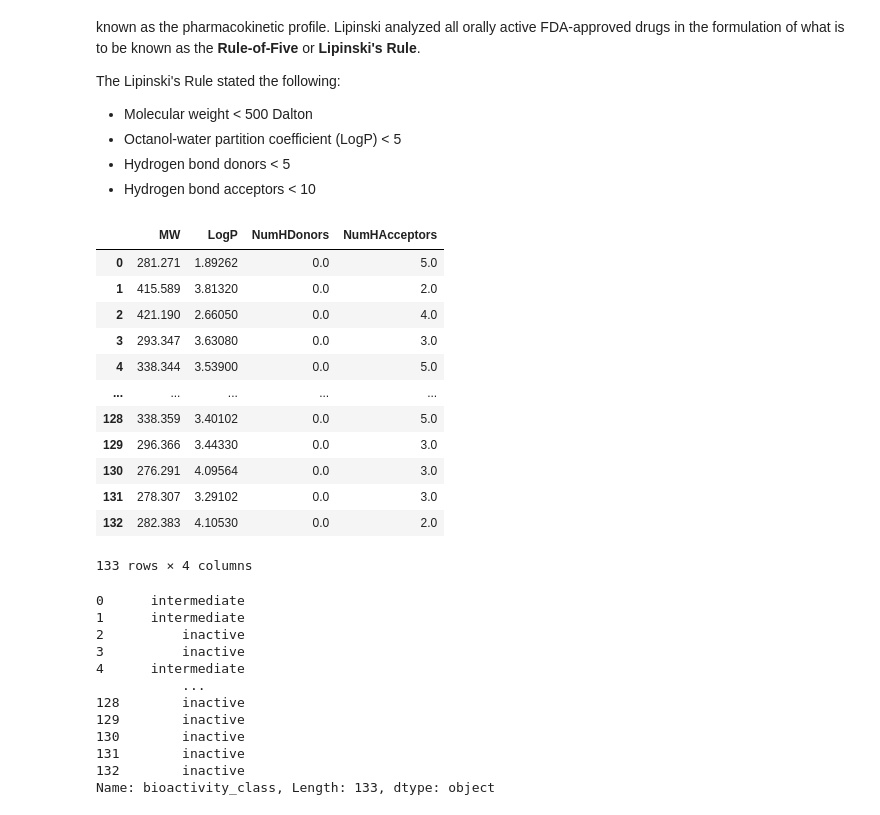
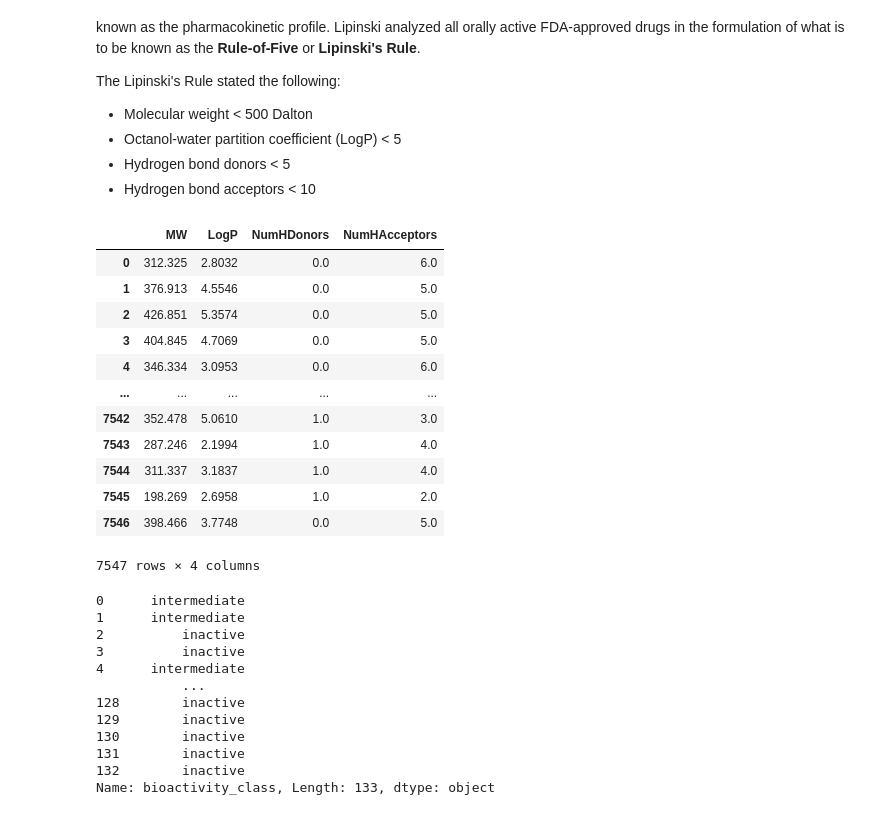
Before and after one commit to Curtis-Wu/Computational-Drug-Discovery-Webapp, a Jupyter notebook: models/Computational Drug Discovery Project.ipynb, the cells around one changed output. Drawn from its saved outputs; the diff is of its cells as text; code cells hidden in the pictures.

Commit message:
updated data cleansing

```diff
--- a/models/Computational Drug Discovery Project.ipynb
+++ b/models/Computational Drug Discovery Project.ipynb
@@ -69,5 +69,6 @@ df.to_csv('data/bioactivity_raw.csv',index=False)
 ### Handling missing data
 # %%
 df2 = df[df.standard_value.notna()]
+df2 = df2[df2.canonical_smiles.notna()]
 print(f"The shape for df1 and df2 are {df.shape} and {df2.shape}")
 # %% [output]
@@ -132,4 +133,5 @@ df4.to_csv('data/bioactivity.csv',index = False)
 ## Exploratory Data Anlysis
 # %%
 import pandas as pd
-df = pd.read_csv('bioactivity.csv')
+df = pd.read_csv('data/bioactivity.csv')
+df
@@ -184,20 +205,20 @@ def lipinski(smiles, verbose=False):
 # %%
-df_lipinski = lipinski(df.canonical_smiles)
+df_lipinski = lipinski(list(df.canonical_smiles))
 df_lipinski
 # %% [output]
 |  | MW | LogP | NumHDonors | NumHAcceptors |
-| 0 | 281.271 | 1.89262 | 0.0 | 5.0 |
-| 1 | 415.589 | 3.81320 | 0.0 | 2.0 |
-| 2 | 421.190 | 2.66050 | 0.0 | 4.0 |
-| 3 | 293.347 | 3.63080 | 0.0 | 3.0 |
-| 4 | 338.344 | 3.53900 | 0.0 | 5.0 |
+| 0 | 312.325 | 2.8032 | 0.0 | 6.0 |
+| 1 | 376.913 | 4.5546 | 0.0 | 5.0 |
+| 2 | 426.851 | 5.3574 | 0.0 | 5.0 |
+| 3 | 404.845 | 4.7069 | 0.0 | 5.0 |
+| 4 | 346.334 | 3.0953 | 0.0 | 6.0 |
 | ... | ... | ... | ... | ... |
-| 128 | 338.359 | 3.40102 | 0.0 | 5.0 |
-| 129 | 296.366 | 3.44330 | 0.0 | 3.0 |
-| 130 | 276.291 | 4.09564 | 0.0 | 3.0 |
-| 131 | 278.307 | 3.29102 | 0.0 | 3.0 |
-| 132 | 282.383 | 4.10530 | 0.0 | 2.0 |
+| 7542 | 352.478 | 5.0610 | 1.0 | 3.0 |
+| 7543 | 287.246 | 2.1994 | 1.0 | 4.0 |
+| 7544 | 311.337 | 3.1837 | 1.0 | 4.0 |
+| 7545 | 198.269 | 2.6958 | 1.0 | 2.0 |
+| 7546 | 398.466 | 3.7748 | 0.0 | 5.0 |
-133 rows × 4 columns
+7547 rows × 4 columns
 # %%
 df_combined = pd.concat([df,df_lipinski], axis=1)
 print(df_combined['bioactivity_class'])
```
Also changed, not shown: parts of 6 cells of this notebook, 2 other files.
